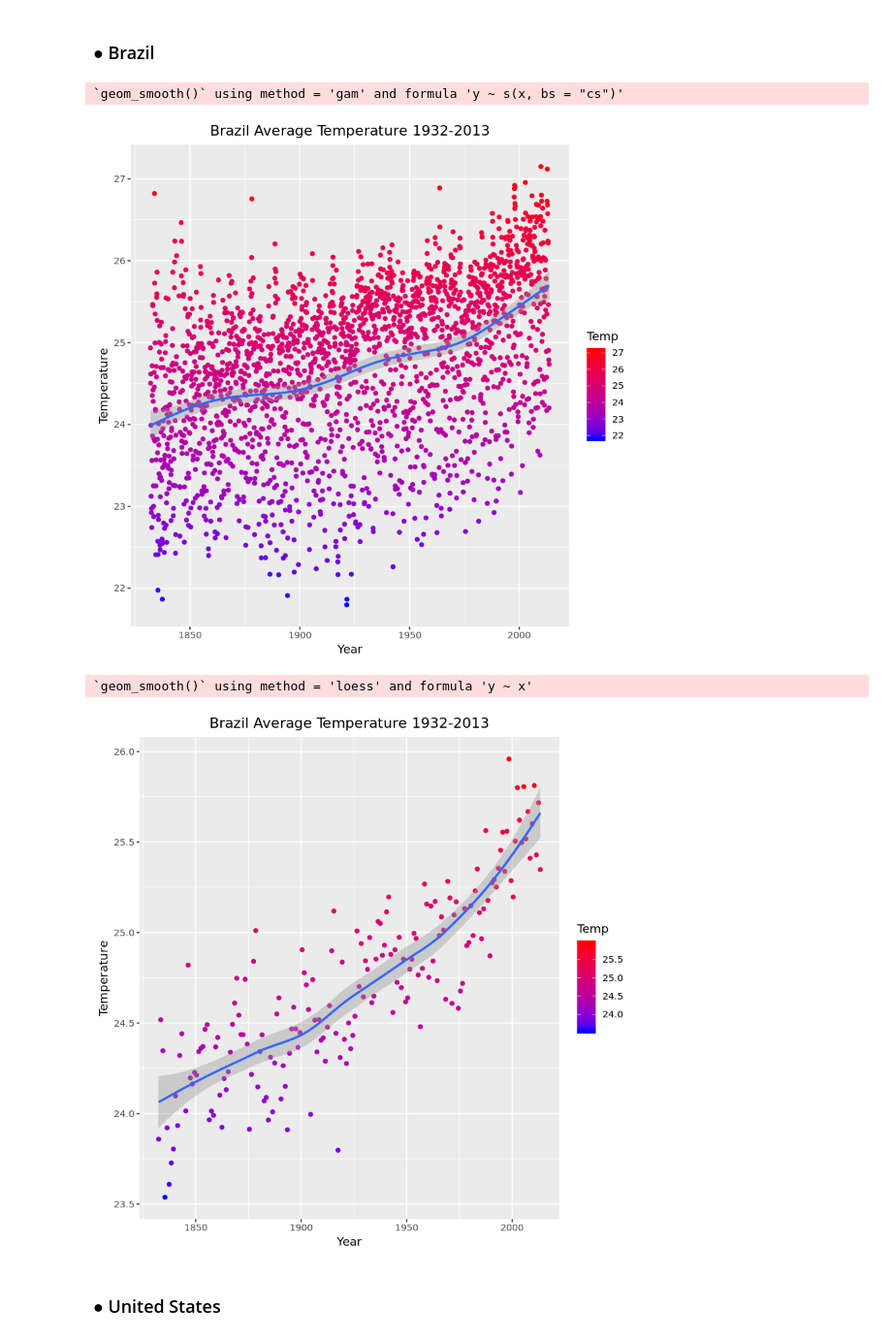
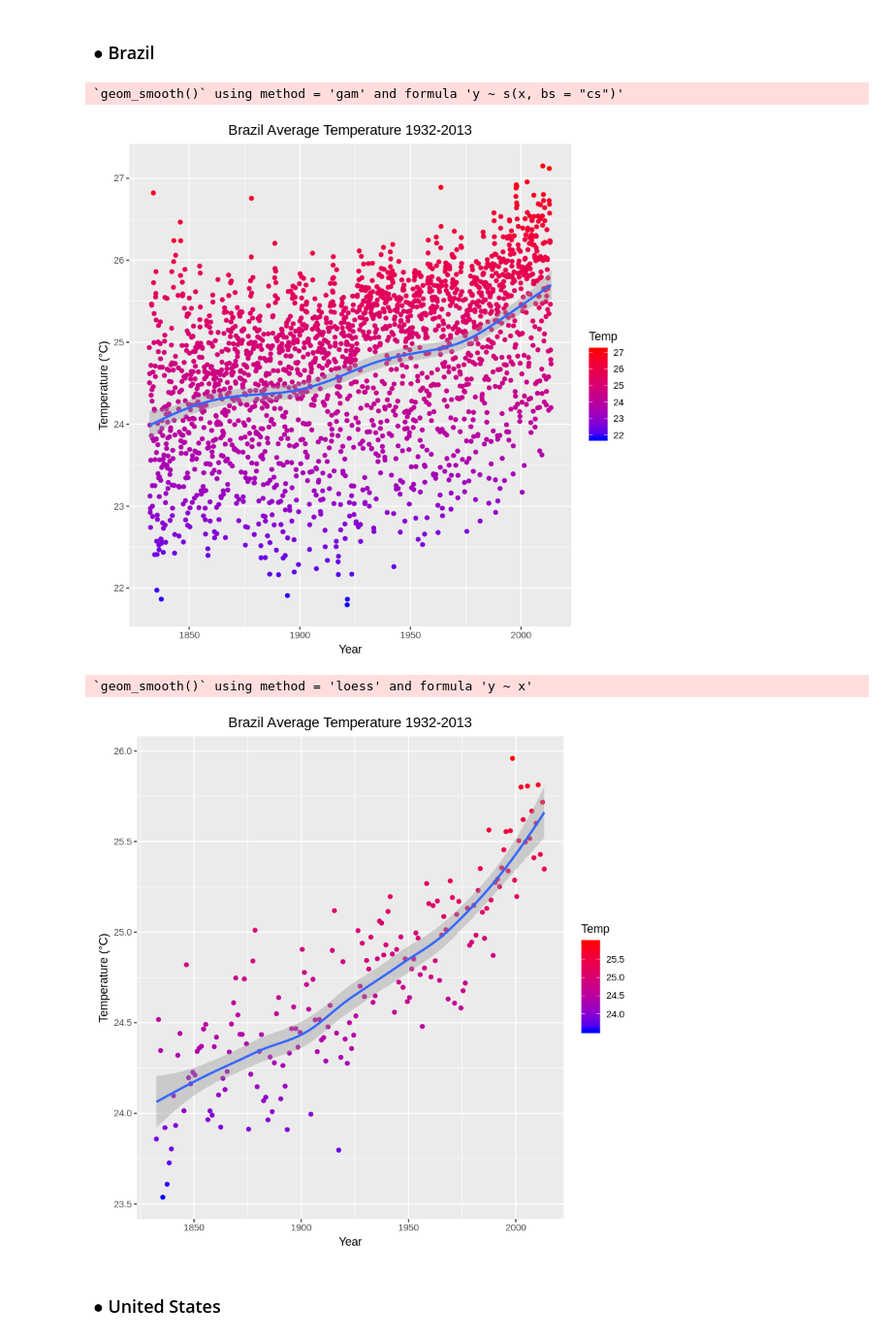
Before and after one commit to nilsonsales/Climate-Change-Analysis, a Jupyter notebook: Climate-Change-Analysis.ipynb, the cells around one changed output. Shown: that part at 97% size. Cells and saved outputs as stored; diff of their text form; code cells hidden in the pictures.

```diff
--- a/Climate-Change-Analysis.ipynb
+++ b/Climate-Change-Analysis.ipynb
@@ -40,27 +50,28 @@ ggplot(data = tempBrazil) +
   geom_point(mapping =  aes(x = dt, y = AverageTemperature, colour=AverageTemperature)) +
   geom_smooth(mapping = aes(x = dt, y = AverageTemperature)) +
   scale_color_gradient(low="blue", high="red") +
-  xlab("Year") + ylab("Temperature") +
+  xlab("Year") + ylab("Temperature (°C)") +
   ggtitle("Brazil Average Temperature 1932-2013") + theme(plot.title = element_text(hjust = 0.5)) +
   labs(colour = "Temp")
 # %% [output]
 `geom_smooth()` using method = 'gam' and formula 'y ~ s(x, bs = "cs")'
-[figure, old version]
+[figure, new version]
 # %%
+# Aggrupating the data by year
 tempBrazil <- aggregate(x = tempBrazil,
                         by = list(year = substr(tempBrazil$dt, 1, 4)),
                         FUN = mean)
 
 ggplot(data = tempBrazil) +
   geom_point(mapping =  aes(x = dt, y = AverageTemperature, colour=AverageTemperature)) +
   geom_smooth(mapping = aes(x = dt, y = AverageTemperature)) +
   scale_color_gradient(low="blue", high="red") +
-  xlab("Year") + ylab("Temperature") +
+  xlab("Year") + ylab("Temperature (°C)") +
   ggtitle("Brazil Average Temperature 1932-2013") + theme(plot.title = element_text(hjust = 0.5)) +
   labs(colour = "Temp")
 # %% [output]
 `geom_smooth()` using method = 'loess' and formula 'y ~ x'
-[figure, old version]
+[figure, new version]
 # %% [markdown]
 ### ● United States
 # %%
```
Also changed, not shown: parts of 8 cells of this notebook.
